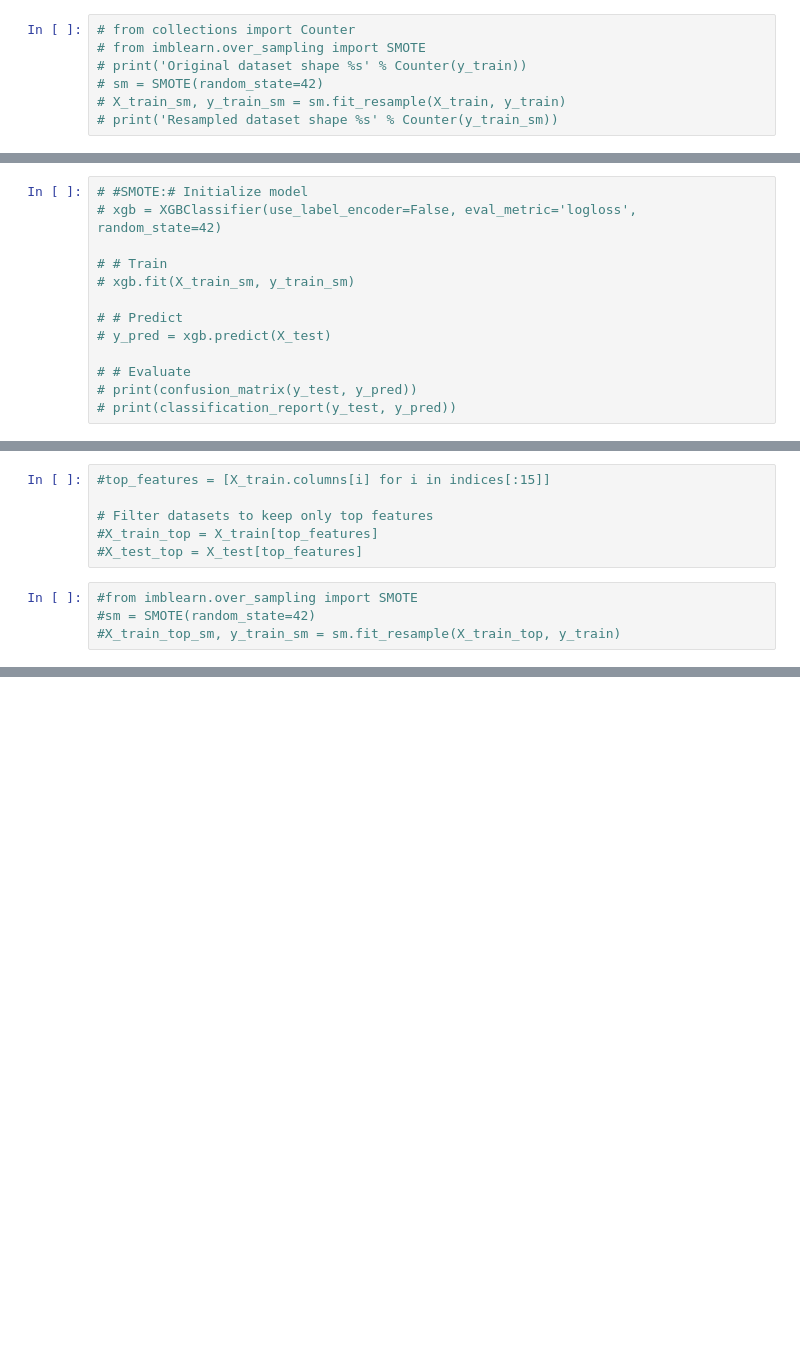
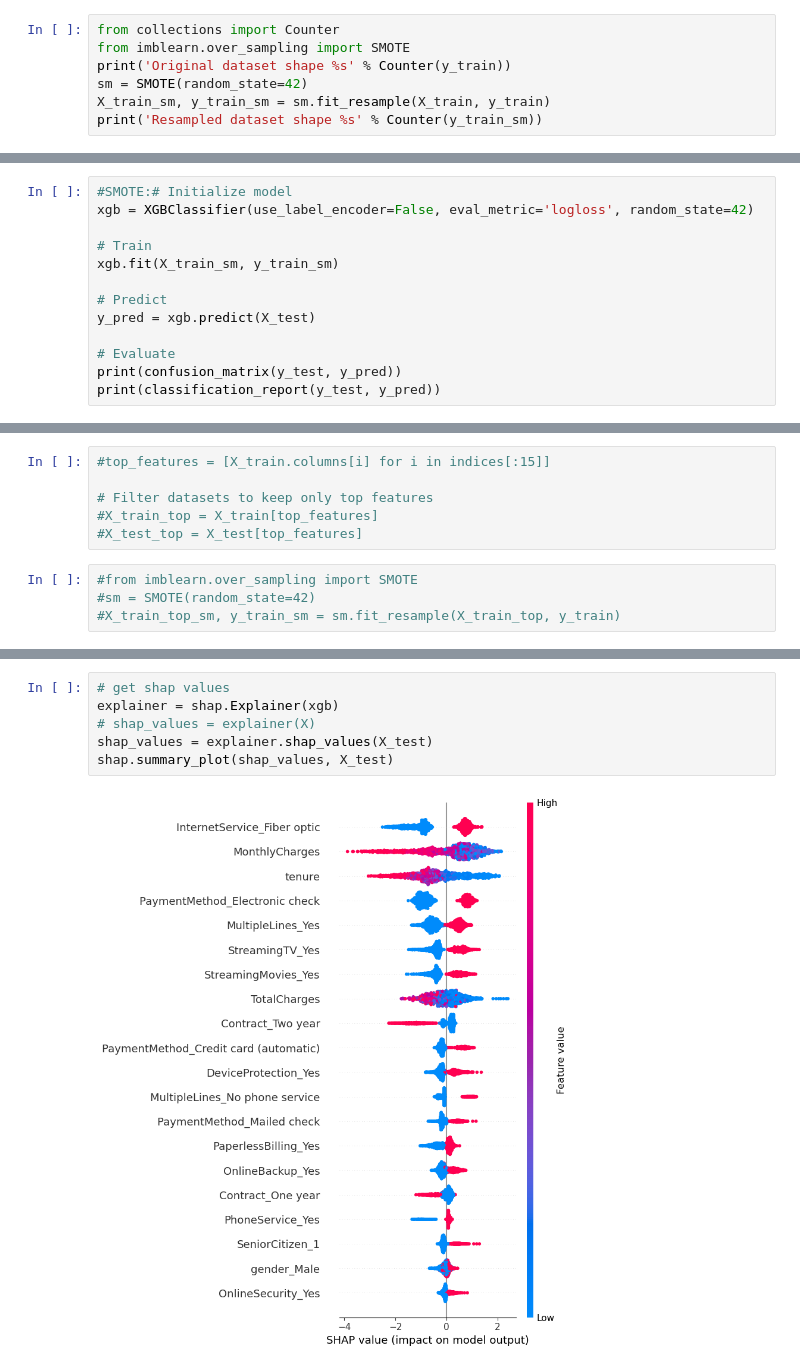
Before and after one commit to Anjana-Jayaprakash/22099250, a Jupyter notebook: Enhancing Customer Churn Prediction with Explainable AI and Bias Mitigation in Retail Analytics (1).ipynb, the cells around one changed output, grey strips where cells are left out. Saved outputs shown, nothing was run; the diff lists cells and outputs as text; blank space fills up the shorter version.

Commit message:
Added SHAP

```diff
--- a/Enhancing Customer Churn Prediction with Explainable AI and Bias Mitigation in Retail Analytics (1).ipynb
+++ b/Enhancing Customer Churn Prediction with Explainable AI and Bias Mitigation in Retail Analytics (1).ipynb
@@ -51,7 +141,7 @@ y.value_counts(normalize=True)
 # %%
-# from collections import Counter
-# from imblearn.over_sampling import SMOTE
-# print('Original dataset shape %s' % Counter(y_train))
-# sm = SMOTE(random_state=42)
-# X_train_sm, y_train_sm = sm.fit_resample(X_train, y_train)
-# print('Resampled dataset shape %s' % Counter(y_train_sm))
+from collections import Counter
+from imblearn.over_sampling import SMOTE
+print('Original dataset shape %s' % Counter(y_train))
+sm = SMOTE(random_state=42)
+X_train_sm, y_train_sm = sm.fit_resample(X_train, y_train)
+print('Resampled dataset shape %s' % Counter(y_train_sm))
@@ -77,13 +188,13 @@ print(classification_report(y_test, y_pred))
 # %%
-# #SMOTE:# Initialize model
-# xgb = XGBClassifier(use_label_encoder=False, eval_metric='logloss', random_state=42)
+#SMOTE:# Initialize model
+xgb = XGBClassifier(use_label_encoder=False, eval_metric='logloss', random_state=42)
 
-# # Train
-# xgb.fit(X_train_sm, y_train_sm)
+# Train
+xgb.fit(X_train_sm, y_train_sm)
 
-# # Predict
-# y_pred = xgb.predict(X_test)
+# Predict
+y_pred = xgb.predict(X_test)
 
-# # Evaluate
-# print(confusion_matrix(y_test, y_pred))
-# print(classification_report(y_test, y_pred))
+# Evaluate
+print(confusion_matrix(y_test, y_pred))
+print(classification_report(y_test, y_pred))
@@ -162,0 +331,8 @@ print(classification_report(y_test, y_pred_08))
+# %%
+# get shap values
+explainer = shap.Explainer(xgb)
+# shap_values = explainer(X)
+shap_values = explainer.shap_values(X_test)
+shap.summary_plot(shap_values, X_test)
+# %% [output]
+[figure, added]
```
Also changed, not shown: parts of 24 cells of this notebook.
